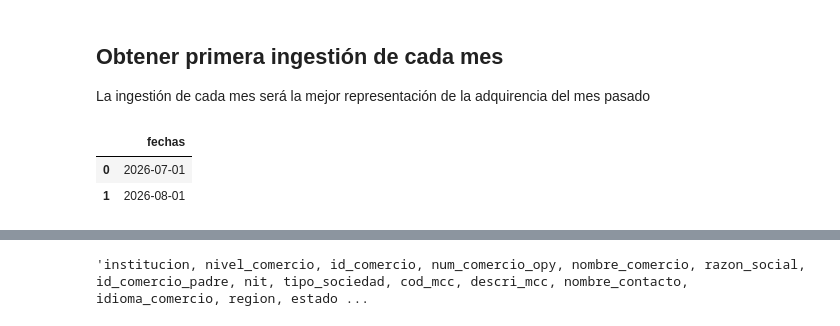
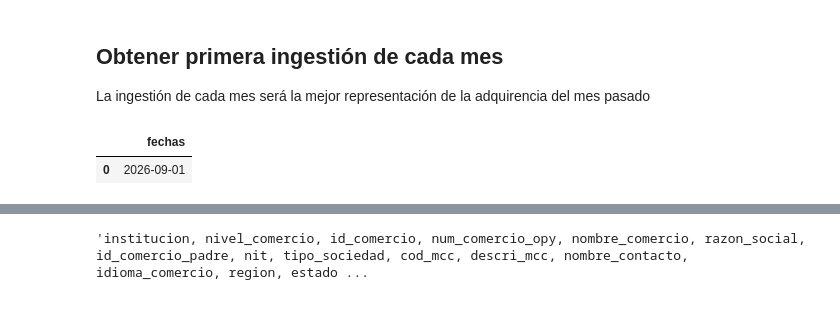
Before and after one commit to Santlond/ADQUIRENCIA_FERIA_EVA_github, a Jupyter notebook: vinculacion_adquirencia.ipynb, the cells around one changed output, grey strips where cells are left out. Drawn from its saved outputs; the diff is of its cells as text; code cells hidden in the pictures.

Commit message:
Actualizar historico transacciones y métricas hasta 202608 tanto de wompi como adquirencia

```diff
--- a/vinculacion_adquirencia.ipynb
+++ b/vinculacion_adquirencia.ipynb
@@ -234,38 +238,37 @@ La ingestión de cada mes será la mejor representación de la adquirencia del m
 # %%
 # Construcción histórico trxs
 # Se selecciona el rango de tiempo de las ingestiones a almacenar [Esto para efectos de facilitar la actualización del histórico]
-fecha_inicial = '2026-07-01' # MODIFICAR. DEBE SER EL PRIMER DÍA DE INGESTIÓN DE TRANSACCIONES A ALMACENAR O EL SIGUIENTE DÍA DESPUÉS DEL ÚLTIMO EN UNA ACTUALIZACIÓN.
-fecha_final = '2026-08-31' # MODIFICAR. DEBE SER EL ÚLTIMO DÍA DE INGESTIÓN DE TRANSACCIONES ALMACENADAS O EL DÍA MÁS RECIENTE EN UNA ACTUALIZACIÓN
+fecha_inicial = '2026-09-01' # MODIFICAR. DEBE SER EL PRIMER DÍA DE INGESTIÓN DE TRANSACCIONES A ALMACENAR O EL SIGUIENTE DÍA DESPUÉS DEL ÚLTIMO EN UNA ACTUALIZACIÓN.
+fecha_final = '2026-09-30' # MODIFICAR. DEBE SER EL ÚLTIMO DÍA DE INGESTIÓN DE TRANSACCIONES ALMACENADAS O EL DÍA MÁS RECIENTE EN UNA ACTUALIZACIÓN
 
 fecha_inicial_ts = pd.to_datetime(fecha_inicial)
 fecha_final_ts = pd.to_datetime(fecha_final)
 fechas = pd.date_range(start=fecha_inicial, end=fecha_final, freq='MS')
 
 # Ir por las particiones del siguiente mes que contendrá las vinculaciones del mes anterior
 siguiente_mes = fechas[-1] + relativedelta(months=1)
 
 
 # # Ir por las particiones del siguiente mes que contendrá las compras de los últimos días del reango de tiempo deseado
 # pri_dia_part = fechas[-1] + relativedelta(days=1)
 # pri_dia_part = pri_dia_part.date().isoformat() # Primer día de partición para buscar compras del primer día.
 # ult_dia_part = fechas[-1] + relativedelta(days=10)
 # ult_dia_part = ult_dia_part.date().isoformat()
 # fechas_faltantes = pd.date_range(start=pri_dia_part, end=ult_dia_part, freq='D')
 
 # # siguiente_dias = dt.datetime(siguientes_dias.year, siguientes_dias.month, calendar.monthrange(siguientes_dias.year, siguientes_dias.month)[1])
 # fechas = fechas.append(fechas_faltantes)
 
 # df_config
 df_config = pd.DataFrame({'fechas': fechas})
 # # df_config['year'] = df_config['fechas'].dt.year
 # # df_config['month'] = df_config['fechas'].dt.month
 # # df_config['day'] = df_config['fechas'].dt.day
 # df_config['sgte_mes'] = df_config['fechas'].apply(lambda x: x + relativedelta(months=1))
 df_config
 # %% [output]
 |  | fechas |
-| 0 | 2026-07-01 |
-| 1 | 2026-08-01 |
+| 0 | 2026-09-01 |
 # %%
 # Obtener primer día de ingestión de cada mes y almacenar en un dataframe llamado df_1_dia_ing_vinc
 df_1_dia_ing_vinc = pd.DataFrame()
```
Also changed, not shown: parts of 14 cells of this notebook, 3 other files.
